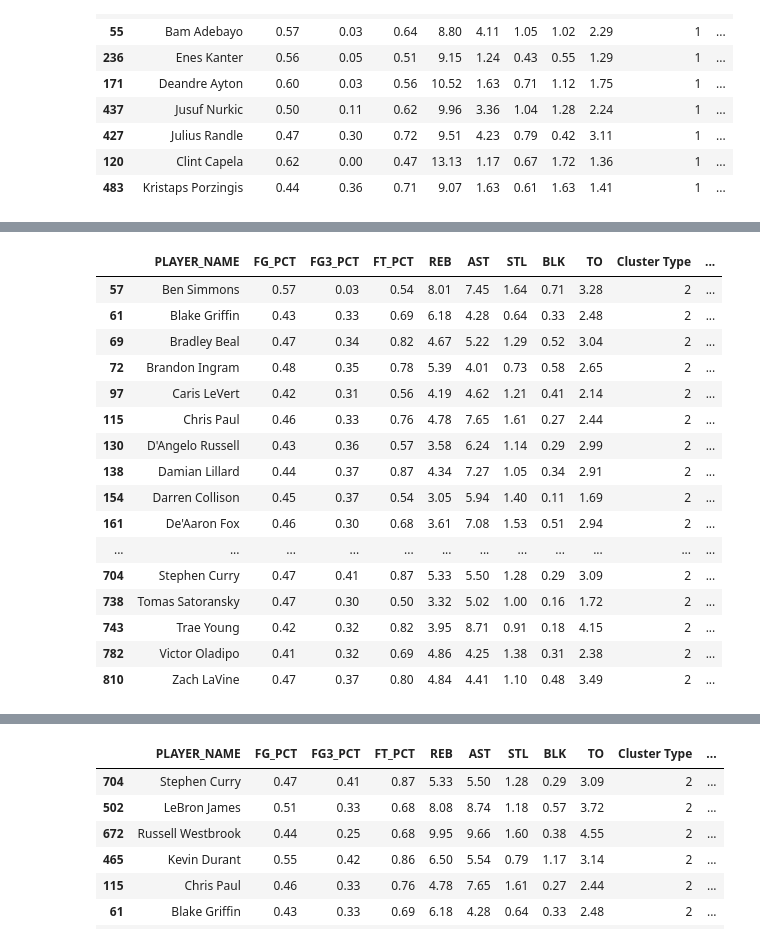
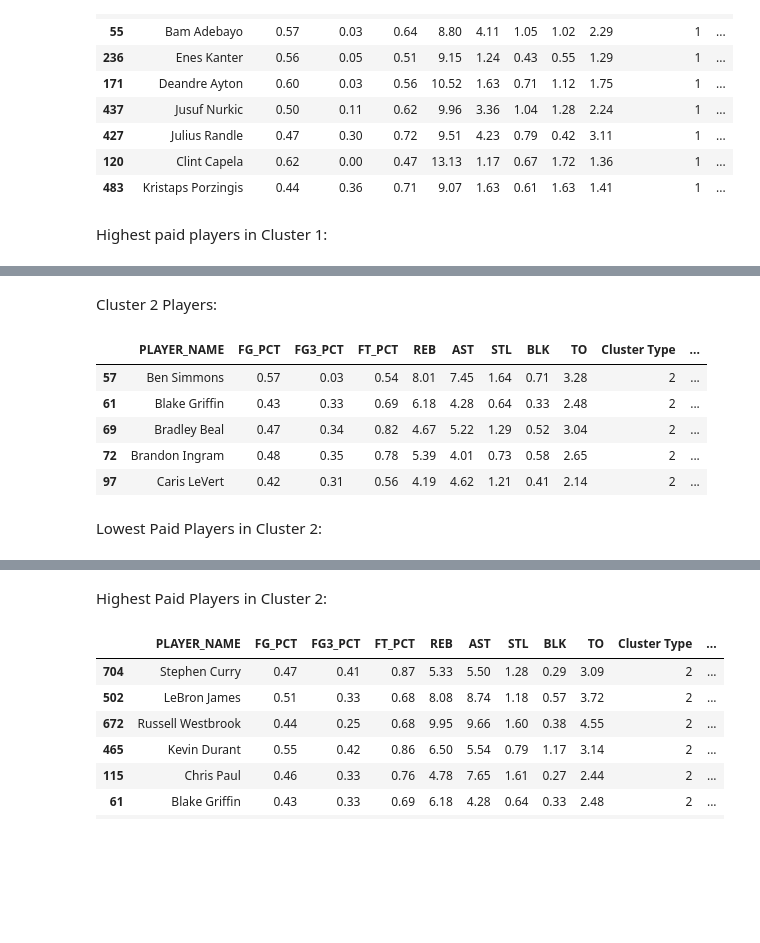
Before and after one commit to rejoctz/Capstone, a Jupyter notebook: NBA Study.ipynb, the cells around one changed output, grey strips where cells are left out. Saved outputs shown, nothing was run; the diff lists cells and outputs as text; code cells hidden in the pictures; blank space fills up the shorter version.

```diff
--- a/NBA Study.ipynb
+++ b/NBA Study.ipynb
@@ -28,10 +32,9 @@ import pandas as pd
 import matplotlib.pyplot as plt
 import seaborn as sns
 import plotly.express as px
-import math
 import operator
 
-pd.options.display.float_format = "{:,.2f}".format
+pd.options.display.float_format = "{:,.4f}".format
 
 # To split the data as necessary for modelling
 from sklearn.model_selection import train_test_split
@@ -40,13 +43,11 @@ from sklearn.model_selection import train_test_split
 from sklearn.linear_model import LogisticRegression
 from sklearn.neighbors import KNeighborsClassifier
 from sklearn.tree import DecisionTreeClassifier
+from sklearn.cluster import KMeans
 
 # To get rid of logistic regression default solver warnings that appear if sklearn hasn't been updated
 import warnings
 warnings.filterwarnings('ignore')
-
-# To "pickle" things, like accuracies or even an entire fitted model
-import joblib
 
 # To try scale the data in various ways
 from sklearn.preprocessing import StandardScaler
@@ -57,4 +58,4 @@ from sklearn.decomposition import PCA
 # To check accuracy_scores and validate
 from sklearn import metrics
 from sklearn.metrics import accuracy_score
-from sklearn.model_selection import cross_val_score
+from sklearn.metrics import silhouette_score
@@ -1280,6 +1441,8 @@ Cluster_1.sort_values('salary', ascending=True).head(10)
 | 427 | Julius Randle | 0.47 | 0.30 | 0.72 | 9.51 | 4.23 | 0.79 | 0.42 | 3.11 | 1 | ... |
 | 120 | Clint Capela | 0.62 | 0.00 | 0.47 | 13.13 | 1.17 | 0.67 | 1.72 | 1.36 | 1 | ... |
 | 483 | Kristaps Porzingis | 0.44 | 0.36 | 0.71 | 9.07 | 1.63 | 0.61 | 1.63 | 1.41 | 1 | ... |
+# %% [markdown]
+Highest paid players in Cluster 1:
 # %%
 Cluster_1.sort_values('salary', ascending=False).head(10)
 # %% [output]
@@ -1294,27 +1457,20 @@ Cluster_1.sort_values('salary', ascending=False).head(10)
 | 670 | Rudy Gobert | 0.68 | 0.00 | 0.61 | 12.99 | 1.56 | 0.69 | 2.26 | 1.69 | 1 | ... |
 | 164 | DeAndre Jordan | 0.69 | 0.00 | 0.48 | 10.23 | 1.96 | 0.44 | 1.07 | 1.72 | 1 | ... |
 | 603 | Nikola Jokic | 0.54 | 0.31 | 0.75 | 10.46 | 7.43 | 1.27 | 0.67 | 3.14 | 1 | ... |
+# %% [markdown]
+Cluster 2 Players:
 # %%
 Cluster_2 = Cluster_Salaries.loc[Cluster_Salaries['Cluster Type'] == 2]
-Cluster_2
+Cluster_2.head()
 # %% [output]
 |  | PLAYER_NAME | FG_PCT | FG3_PCT | FT_PCT | REB | AST | STL | BLK | TO | Cluster Type | ... |
 | 57 | Ben Simmons | 0.57 | 0.03 | 0.54 | 8.01 | 7.45 | 1.64 | 0.71 | 3.28 | 2 | ... |
 | 61 | Blake Griffin | 0.43 | 0.33 | 0.69 | 6.18 | 4.28 | 0.64 | 0.33 | 2.48 | 2 | ... |
 | 69 | Bradley Beal | 0.47 | 0.34 | 0.82 | 4.67 | 5.22 | 1.29 | 0.52 | 3.04 | 2 | ... |
 | 72 | Brandon Ingram | 0.48 | 0.35 | 0.78 | 5.39 | 4.01 | 0.73 | 0.58 | 2.65 | 2 | ... |
 | 97 | Caris LeVert | 0.42 | 0.31 | 0.56 | 4.19 | 4.62 | 1.21 | 0.41 | 2.14 | 2 | ... |
-| 115 | Chris Paul | 0.46 | 0.33 | 0.76 | 4.78 | 7.65 | 1.61 | 0.27 | 2.44 | 2 | ... |
-| 130 | D'Angelo Russell | 0.43 | 0.36 | 0.57 | 3.58 | 6.24 | 1.14 | 0.29 | 2.99 | 2 | ... |
-| 138 | Damian Lillard | 0.44 | 0.37 | 0.87 | 4.34 | 7.27 | 1.05 | 0.34 | 2.91 | 2 | ... |
-| 154 | Darren Collison | 0.45 | 0.37 | 0.54 | 3.05 | 5.94 | 1.40 | 0.11 | 1.69 | 2 | ... |
-| 161 | De'Aaron Fox | 0.46 | 0.30 | 0.68 | 3.61 | 7.08 | 1.53 | 0.51 | 2.94 | 2 | ... |
-| ... | ... | ... | ... | ... | ... | ... | ... | ... | ... | ... | ... |
-| 704 | Stephen Curry | 0.47 | 0.41 | 0.87 | 5.33 | 5.50 | 1.28 | 0.29 | 3.09 | 2 | ... |
-| 738 | Tomas Satoransky | 0.47 | 0.30 | 0.50 | 3.32 | 5.02 | 1.00 | 0.16 | 1.72 | 2 | ... |
-| 743 | Trae Young | 0.42 | 0.32 | 0.82 | 3.95 | 8.71 | 0.91 | 0.18 | 4.15 | 2 | ... |
-| 782 | Victor Oladipo | 0.41 | 0.32 | 0.69 | 4.86 | 4.25 | 1.38 | 0.31 | 2.38 | 2 | ... |
-| 810 | Zach LaVine | 0.47 | 0.37 | 0.80 | 4.84 | 4.41 | 1.10 | 0.48 | 3.49 | 2 | ... |
+# %% [markdown]
+Lowest Paid Players in Cluster 2:
 # %%
 Cluster_2.sort_values('salary', ascending=True).head(10)
 # %% [output]
@@ -1329,6 +1485,8 @@ Cluster_2.sort_values('salary', ascending=True).head(10)
 | 482 | Kris Dunn | 0.41 | 0.27 | 0.34 | 3.78 | 4.42 | 1.75 | 0.38 | 1.81 | 2 | ... |
 | 701 | Spencer Dinwiddie | 0.42 | 0.31 | 0.73 | 3.01 | 5.30 | 0.63 | 0.28 | 2.38 | 2 | ... |
 | 230 | Elfrid Payton | 0.41 | 0.23 | 0.36 | 4.24 | 5.53 | 1.06 | 0.28 | 2.11 | 2 | ... |
+# %% [markdown]
+Highest Paid Players in Cluster 2:
 # %%
 Cluster_2.sort_values('salary', ascending=False).head(10)
 # %% [output]
```
Also changed, not shown: parts of 242 cells of this notebook, 2 other files.
